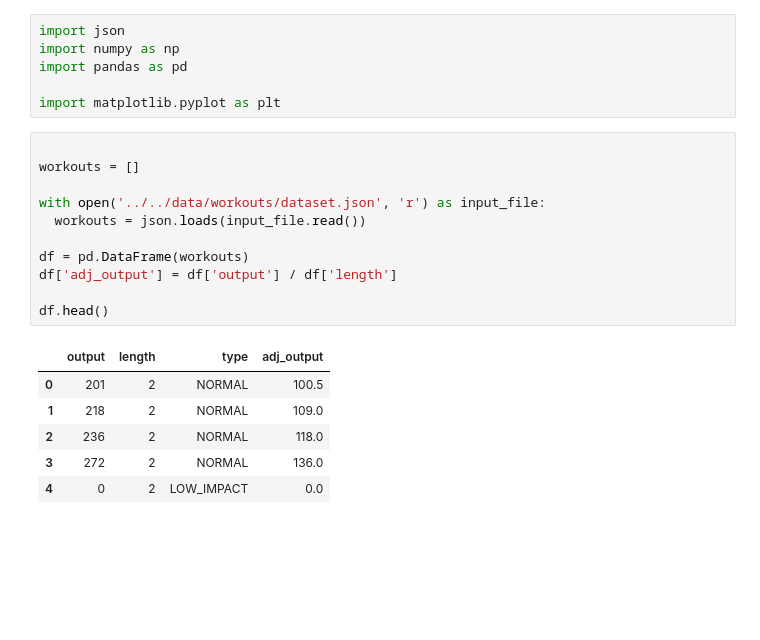
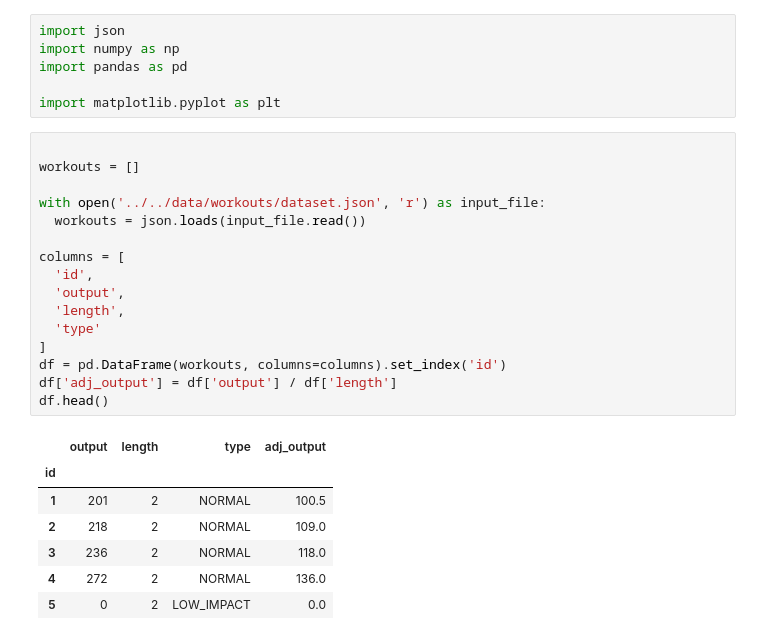
Before and after one commit to dpasse/monte, a Jupyter notebook: workspace/workouts/peloton.ipynb, the cells around one changed output. Drawn from its saved outputs; the diff is of its cells as text; blank space fills up the shorter version.

```diff
--- a/workspace/workouts/peloton.ipynb
+++ b/workspace/workouts/peloton.ipynb
@@ -7,21 +7,27 @@ import matplotlib.pyplot as plt
 # %%
 
 workouts = []
 
 with open('../../data/workouts/dataset.json', 'r') as input_file:
   workouts = json.loads(input_file.read())
 
-df = pd.DataFrame(workouts)
+columns = [
+  'id',
+  'output',
+  'length',
+  'type'
+]
+df = pd.DataFrame(workouts, columns=columns).set_index('id')
 df['adj_output'] = df['output'] / df['length']
-
 df.head()
 # %% [output]
 |  | output | length | type | adj_output |
-| 0 | 201 | 2 | NORMAL | 100.5 |
-| 1 | 218 | 2 | NORMAL | 109.0 |
-| 2 | 236 | 2 | NORMAL | 118.0 |
-| 3 | 272 | 2 | NORMAL | 136.0 |
-| 4 | 0 | 2 | LOW_IMPACT | 0.0 |
+| id |  |  |  |  |
+| 1 | 201 | 2 | NORMAL | 100.5 |
+| 2 | 218 | 2 | NORMAL | 109.0 |
+| 3 | 236 | 2 | NORMAL | 118.0 |
+| 4 | 272 | 2 | NORMAL | 136.0 |
+| 5 | 0 | 2 | LOW_IMPACT | 0.0 |
 # %%
 plt.figure(figsize=(10, 5))
 plt.title('peloton output - 15 min output')
```
Also changed, not shown: parts of 4 cells of this notebook, 2 other files.
